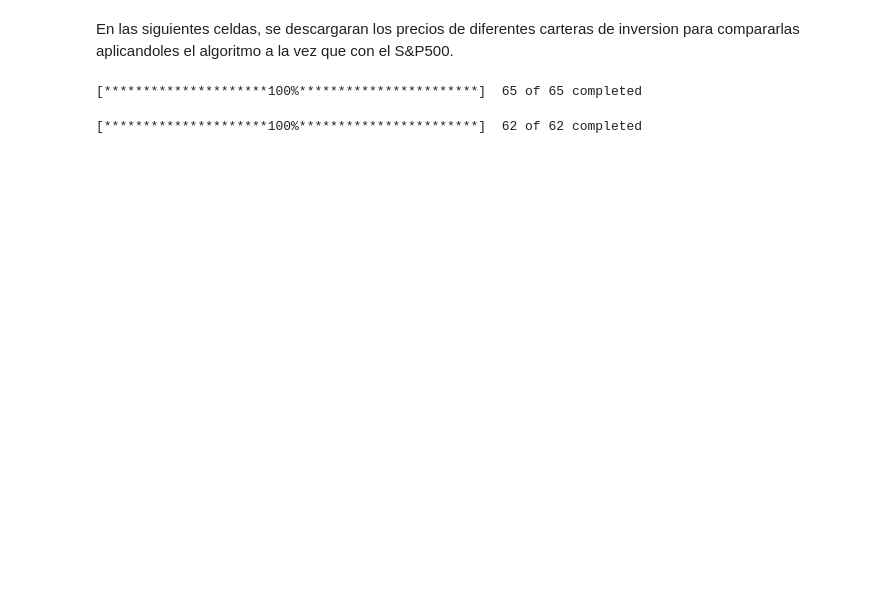
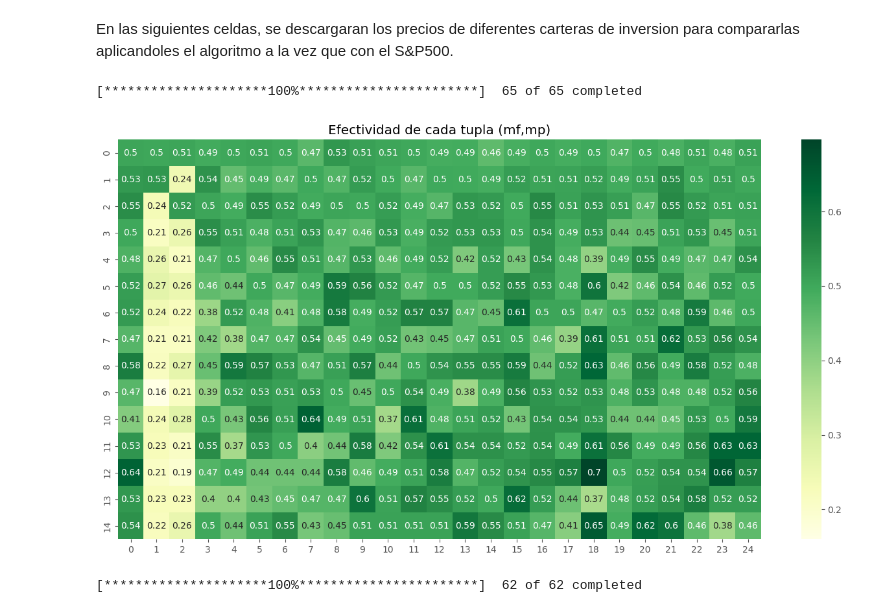
Before and after one commit to SalomoneCro/DMD-Implementation, a Jupyter notebook: DefinitivoAlgoritmo_DMD.ipynb, the cells around one changed output. Drawn from its saved outputs; the diff is of its cells as text; code cells hidden in the pictures; blank space fills up the shorter version.

```diff
--- a/DefinitivoAlgoritmo_DMD.ipynb
+++ b/DefinitivoAlgoritmo_DMD.ipynb
@@ -205,13 +206,11 @@ def HotSpots(MF,MP, Precios):
                     else:
                         casos_totales += 1
 
-
-
             comofue[mf - 1, mp - 1] = casos_favorables / casos_totales
 
     fig, ax = plt.subplots(figsize=(16,8))
     ax = sns.heatmap(comofue, annot=True, cbar=True, cmap='YlGn')
-    plt.title("Efectividad de cada tupla (mf,mp)")
+    plt.title(f"Efectividad de cada tupla (mf,mp)")
     plt.show()
 # %%
 HotSpots(15, 25, Precios[: , :])
@@ -233,6 +233,10 @@ for i in range(x):
             print(f'Nan en {(i,j)}')
 # %% [output]
 [*********************100%***********************]  65 of 65 completed
+# %%
+HotSpots(15,25, financial_sector)
+# %% [output]
+[figure, added]
 # %%
 f = open('health_care.csv', 'r')
 reader = csv.reader(f)
```
Also changed, not shown: parts of 13 cells of this notebook.
